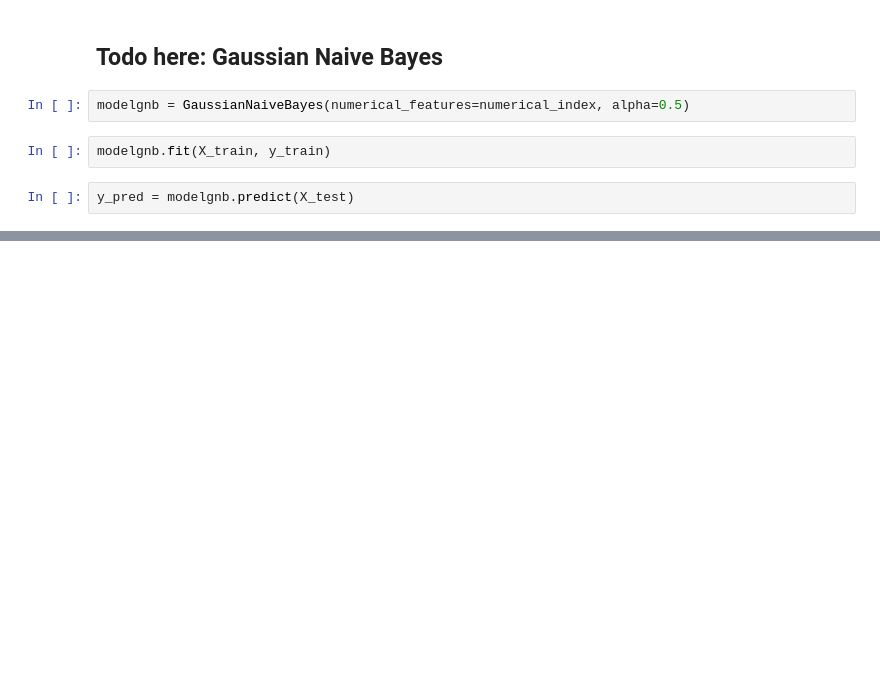
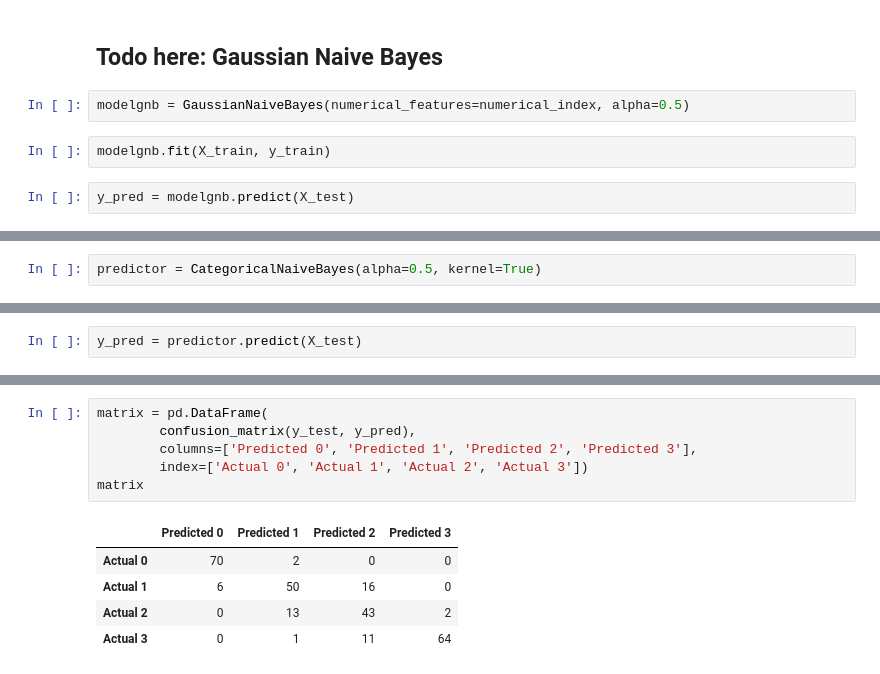
Before and after one commit to jejejery/tubes2-AI, a Jupyter notebook: main.ipynb, the cells around one changed output, grey strips where cells are left out. Saved outputs shown, nothing was run; the diff lists cells and outputs as text; blank space fills up the shorter version.

Commit message:
add: kernel method

```diff
--- a/main.ipynb
+++ b/main.ipynb
@@ -390,0 +391,2 @@ weighted avg       0.80      0.79      0.80       278
+# %%
+predictor = CategoricalNaiveBayes(alpha=0.5, kernel=True)
@@ -390,0 +397,2 @@ weighted avg       0.80      0.79      0.80       278
+# %%
+y_pred = predictor.predict(X_test)
@@ -390,0 +404,12 @@ weighted avg       0.80      0.79      0.80       278
+# %%
+matrix = pd.DataFrame(
+        confusion_matrix(y_test, y_pred),
+        columns=['Predicted 0', 'Predicted 1', 'Predicted 2', 'Predicted 3'],
+        index=['Actual 0', 'Actual 1', 'Actual 2', 'Actual 3'])
+matrix
+# %% [output]
+|  | Predicted 0 | Predicted 1 | Predicted 2 | Predicted 3 |
+| Actual 0 | 70 | 2 | 0 | 0 |
+| Actual 1 | 6 | 50 | 16 | 0 |
+| Actual 2 | 0 | 13 | 43 | 2 |
+| Actual 3 | 0 | 1 | 11 | 64 |
```
Also changed, not shown: parts of 16 cells of this notebook, 1 other file.
